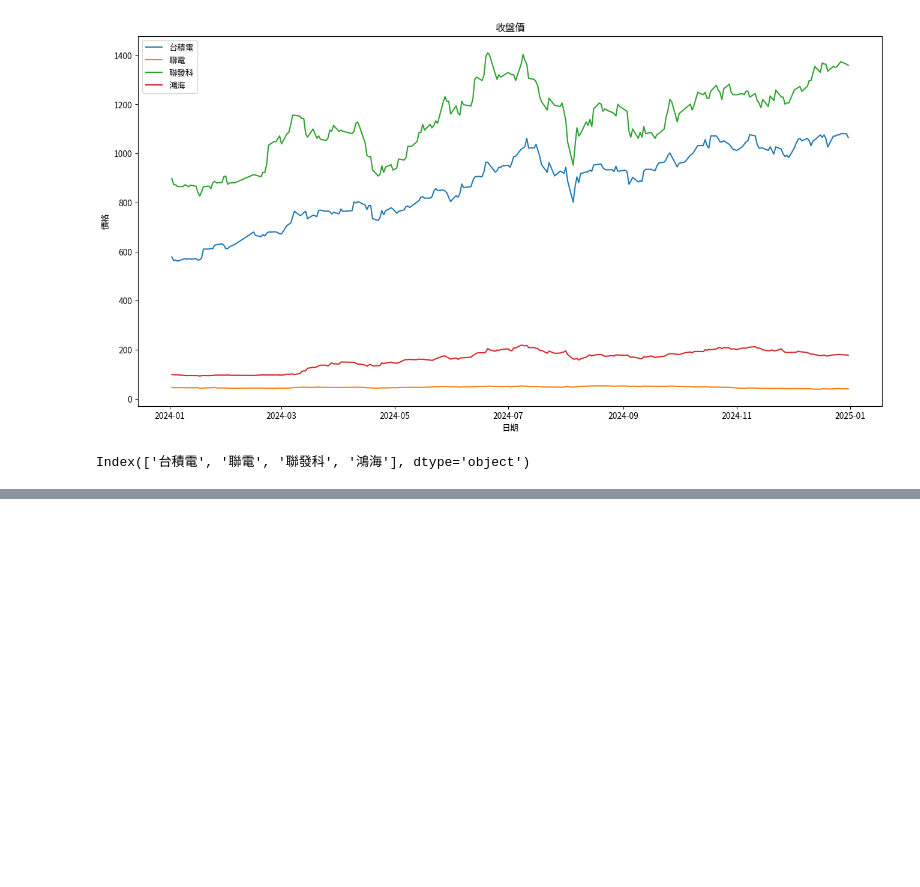
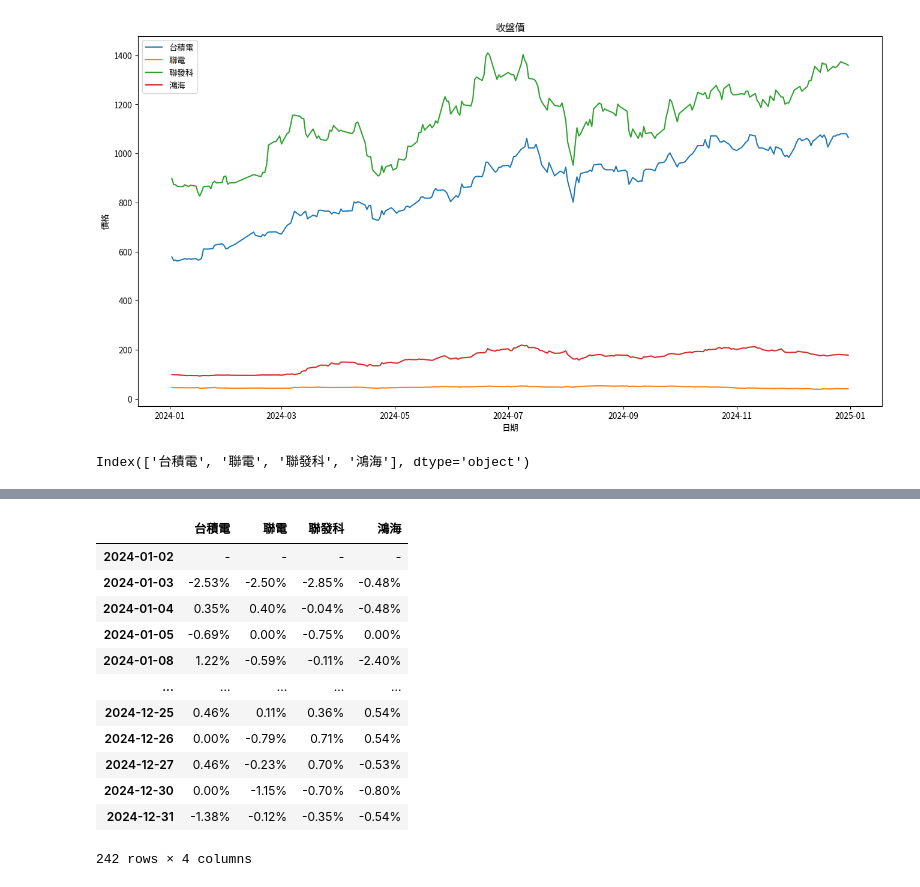
Before and after one commit to Bondsyang/bondsyang_0625, a Jupyter notebook: lesson18/lesson18_2.ipynb, the cells around one changed output, grey strips where cells are left out. Drawn from its saved outputs; the diff is of its cells as text; code cells hidden in the pictures; blank space fills up the shorter version.

```diff
--- a/lesson18/lesson18_2.ipynb
+++ b/lesson18/lesson18_2.ipynb
@@ -183,0 +219,21 @@ Index(['台積電', '聯電', '聯發科', '鴻海'], dtype='object')
+# %%
+#close_prices_df,要顯示每日的漲幅比例，如漲3%，跌-3%
+#pct_change()
+daily_returns_pct = close_prices_df.pct_change() * 100 #計算每日的漲幅比例
+#顯示要有'%'符號，最多顯示3位小數
+daily_returns_pct = daily_returns_pct.applymap(lambda x: f"{x:.2f}%" if pd.notnull(x) else '-')
+daily_returns_pct
+# %% [output]
+|  | 台積電 | 聯電 | 聯發科 | 鴻海 |
+| 2024-01-02 | - | - | - | - |
+| 2024-01-03 | -2.53% | -2.50% | -2.85% | -0.48% |
+| 2024-01-04 | 0.35% | 0.40% | -0.04% | -0.48% |
+| 2024-01-05 | -0.69% | 0.00% | -0.75% | 0.00% |
+| 2024-01-08 | 1.22% | -0.59% | -0.11% | -2.40% |
+| ... | ... | ... | ... | ... |
+| 2024-12-25 | 0.46% | 0.11% | 0.36% | 0.54% |
+| 2024-12-26 | 0.00% | -0.79% | 0.71% | 0.54% |
+| 2024-12-27 | 0.46% | -0.23% | 0.70% | -0.53% |
+| 2024-12-30 | 0.00% | -1.15% | -0.70% | -0.80% |
+| 2024-12-31 | -1.38% | -0.12% | -0.35% | -0.54% |
+242 rows × 4 columns
```
Also changed, not shown: parts of 3 cells of this notebook.
